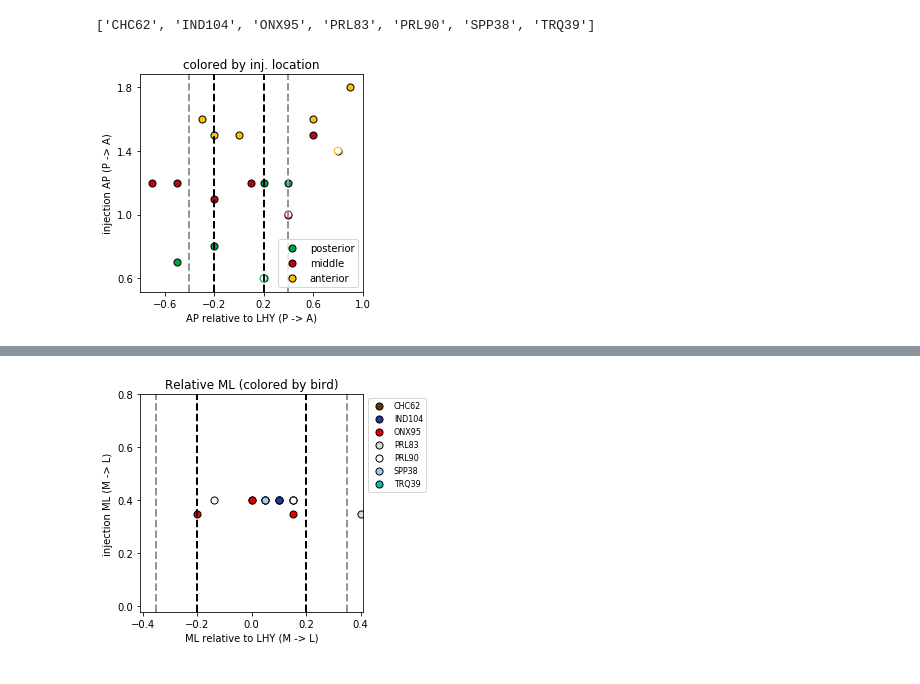
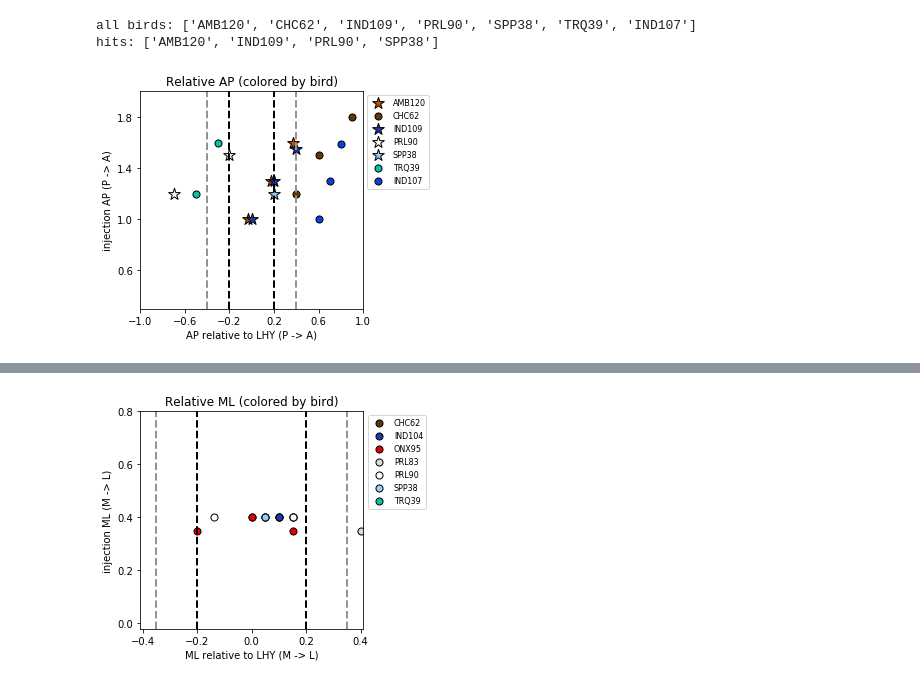
Before and after one commit to isabellow/lhy_hpc, a Jupyter notebook: anatomy/targeting_scratch.ipynb, the cells around one changed output, grey strips where cells are left out. Cells and saved outputs as stored; diff of their text form; code cells hidden in the pictures.

Commit message:
playing with visualizing targeting accuracy

```diff
--- a/anatomy/targeting_scratch.ipynb
+++ b/anatomy/targeting_scratch.ipynb
@@ -16,14 +17,29 @@ for file in files:
     file_info = file.split('_')
     if len(file_info) <= 2:
         bird_id = file_info[0]
-        if bird_id in not_close:
+        if bird_id in skip:
             continue
         birds.append(bird_id)
+birds.append('IND107')
 # %%
-bird_colors = ['xkcd:brown', 'xkcd:sapphire', 'xkcd:red', 'xkcd:light gray', 'w', 'xkcd:light blue', 'xkcd:turquoise']
-birds
+bird_colors = [
+    'xkcd:burnt orange',
+    'xkcd:brown',
+    'xkcd:sapphire',
+#     'xkcd:blue',
+#     'xkcd:red',
+#     'xkcd:light gray',
+    'w',
+    'xkcd:light blue',
+    'xkcd:turquoise',
+    'xkcd:blue'
+]
+print(f"all birds: {birds}")
+hits = ['AMB120', 'IND109', 'PRL90', 'SPP38']
+print(f'hits: {hits}')
 # %% [output]
-['CHC62', 'IND104', 'ONX95', 'PRL83', 'PRL90', 'SPP38', 'TRQ39']
+all birds: ['AMB120', 'CHC62', 'IND109', 'PRL90', 'SPP38', 'TRQ39', 'IND107']
+hits: ['AMB120', 'IND109', 'PRL90', 'SPP38']
 # %%
 '''
 For each bird:
@@ -55,41 +77,48 @@ lhy_coords_ap = np.asarray([
 ])
 # %%
-ctb_colors = ['xkcd:emerald', 'xkcd:scarlet', 'xkcd:goldenrod']
-labels = ['posterior', 'middle', 'anterior']
 DOT_SIZE = 50
 
 f, ax = plt.subplots(1, 1, figsize=(4, 4))
 
-for i in range(3):
-    inj = inj_coords_ap[:, i]
-    lhy = lhy_coords_ap[:, i]
-    ax.scatter(lhy, inj,
-               facecolors=ctb_colors[i],
-               edgecolors='k',
-               s=DOT_SIZE, label=labels[i],
-               zorder=0)
-
-ax.scatter(lhy_coords_ap[2], inj_coords_ap[2],
-           facecolors='w', edgecolors=ctb_colors,
-           s=DOT_SIZE, zorder=1)
+for i in range(len(birds)):
+    inj = inj_coords_ap[i]
+    lhy = lhy_coords_ap[i]
+    if birds[i] in hits:
+        ax.scatter(lhy, inj,
+                   s=DOT_SIZE*3,
+                   marker="*",
+                   facecolors=bird_colors[i],
+                   edgecolors='k',
+                   label=birds[i],
+                   zorder=0)
+    else:
+        ax.scatter(lhy, inj,
+                   s=DOT_SIZE,
+                   facecolors=bird_colors[i],
+                   edgecolors='k',
+                   label=birds[i],
+                   zorder=0)
 
 ax.set_xticks(np.arange(-1, 1.4, 0.4))
 ax.set_yticks(np.arange(0.6, 2.2, 0.4))
+ax.set_ylim([0.3, 2])
+ax.set_xlim([-1, 1])
 
 ylim = ax.get_ylim()
 ax.vlines([-0.2, 0.2], ylim[0], ylim[1],
           colors='k', linestyles='dashed',
           lw=2, zorder=2)
 ax.vlines([-0.4, 0.4], ylim[0], ylim[1],
           colors='xkcd:gray', linestyles='dashed',
           lw=2, zorder=2)
 ax.set_ylim(ylim)
 
 ax.set_ylabel('injection AP (P -> A)')
 ax.set_xlabel('AP relative to LHY (P -> A)')
-ax.set_title('colored by inj. location')
-plt.legend()
+ax.set_title('Relative AP (colored by bird)')
+plt.legend(bbox_to_anchor=(1,1,0,0), fontsize=8)
 
 plt.show()
+f.savefig(f'{save_figs}inj_ap.png', dpi=600, bbox_inches='tight')
 # %% [output]
-[figure, old version]
+[figure, new version]
```
Also changed, not shown: parts of 12 cells of this notebook, 5 other files.
